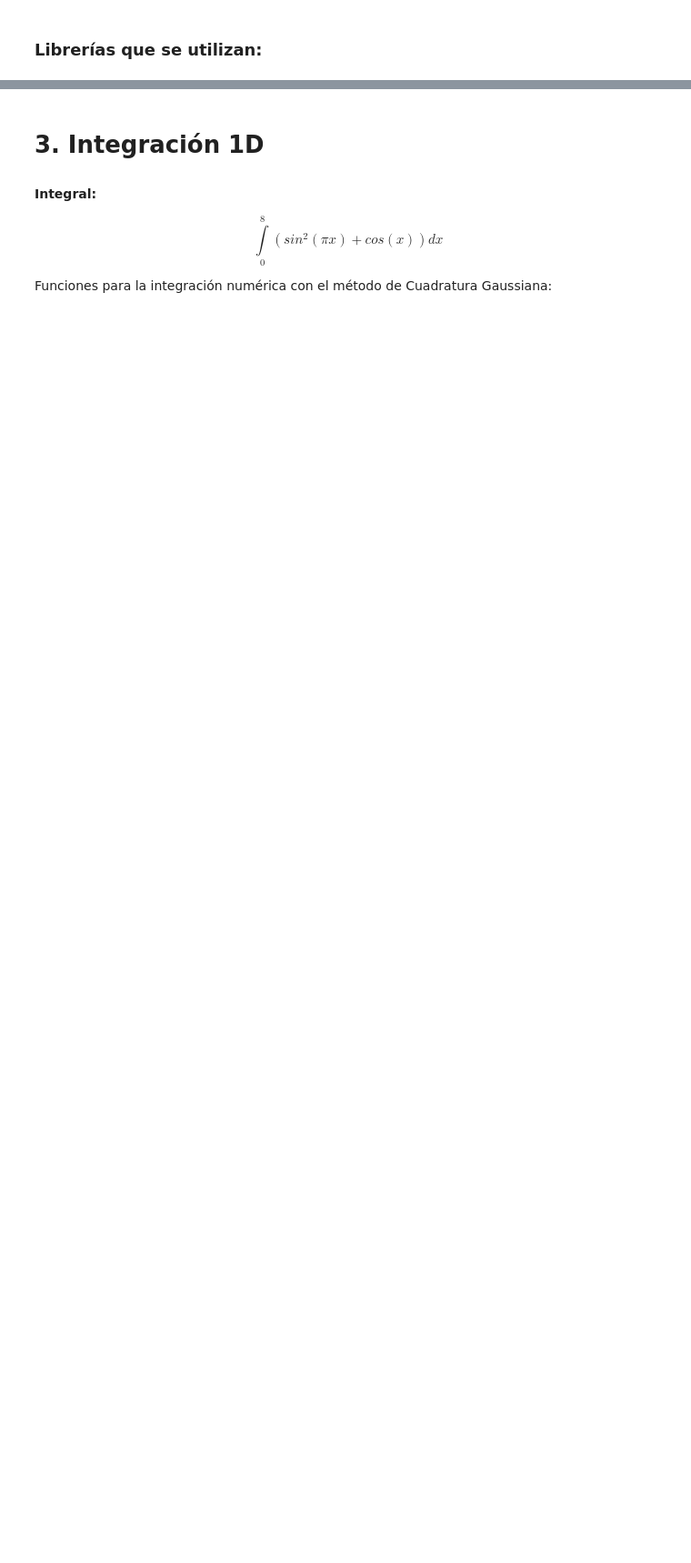
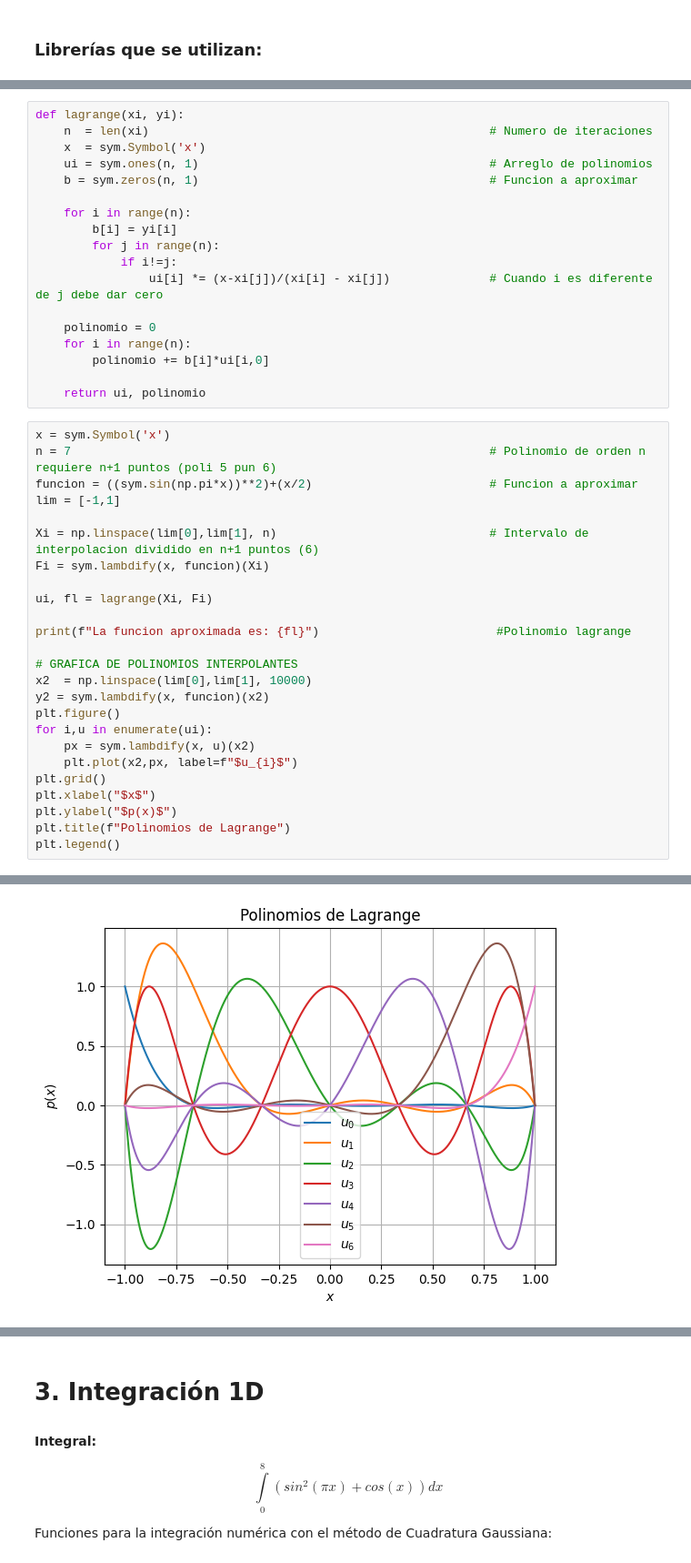
Before and after one commit to JulianSoZa/MiniProjects_NumericMethods, a Jupyter notebook: MiniProject1_GP1/main.ipynb, the cells around one changed output, grey strips where cells are left out. Shown at 91% size. Saved outputs shown, nothing was run; the diff lists cells and outputs as text; blank space fills up the shorter version.

```diff
--- a/MiniProject1_GP1/main.ipynb
+++ b/MiniProject1_GP1/main.ipynb
@@ -8,0 +192,44 @@ import meshio
+# %%
+def lagrange(xi, yi):
+    n  = len(xi)                                                # Numero de iteraciones
+    x  = sym.Symbol('x')
+    ui = sym.ones(n, 1)                                         # Arreglo de polinomios
+    b = sym.zeros(n, 1)                                         # Funcion a aproximar
+
+    for i in range(n):
+        b[i] = yi[i]
+        for j in range(n):
+            if i!=j:
+                ui[i] *= (x-xi[j])/(xi[i] - xi[j])              # Cuando i es diferente de j debe dar cero
+
+    polinomio = 0
+    for i in range(n):
+        polinomio += b[i]*ui[i,0]
+
+    return ui, polinomio
+# %%
+x = sym.Symbol('x')
+n = 7                                                           # Polinomio de orden n requiere n+1 puntos (poli 5 pun 6)
+funcion = ((sym.sin(np.pi*x))**2)+(x/2)                         # Funcion a aproximar
+lim = [-1,1]
+
+Xi = np.linspace(lim[0],lim[1], n)                              # Intervalo de interpolacion dividido en n+1 puntos (6)
+Fi = sym.lambdify(x, funcion)(Xi)
+
+ui, fl = lagrange(Xi, Fi)
+
+print(f"La funcion aproximada es: {fl}")                         #Polinomio lagrange
+
+# GRAFICA DE POLINOMIOS INTERPOLANTES
+x2  = np.linspace(lim[0],lim[1], 10000)
+y2 = sym.lambdify(x, funcion)(x2)
+plt.figure()
+for i,u in enumerate(ui):
+    px = sym.lambdify(x, u)(x2)
+    plt.plot(x2,px, label=f"$u_{i}$")
+plt.grid()
+plt.xlabel("$x$")
+plt.ylabel("$p(x)$")
+plt.title(f"Polinomios de Lagrange")
+plt.legend()
+# %% [output]
@@ -8,0 +238 @@ import meshio
+[figure, added]
```
Also changed, not shown: parts of 14 cells of this notebook.
